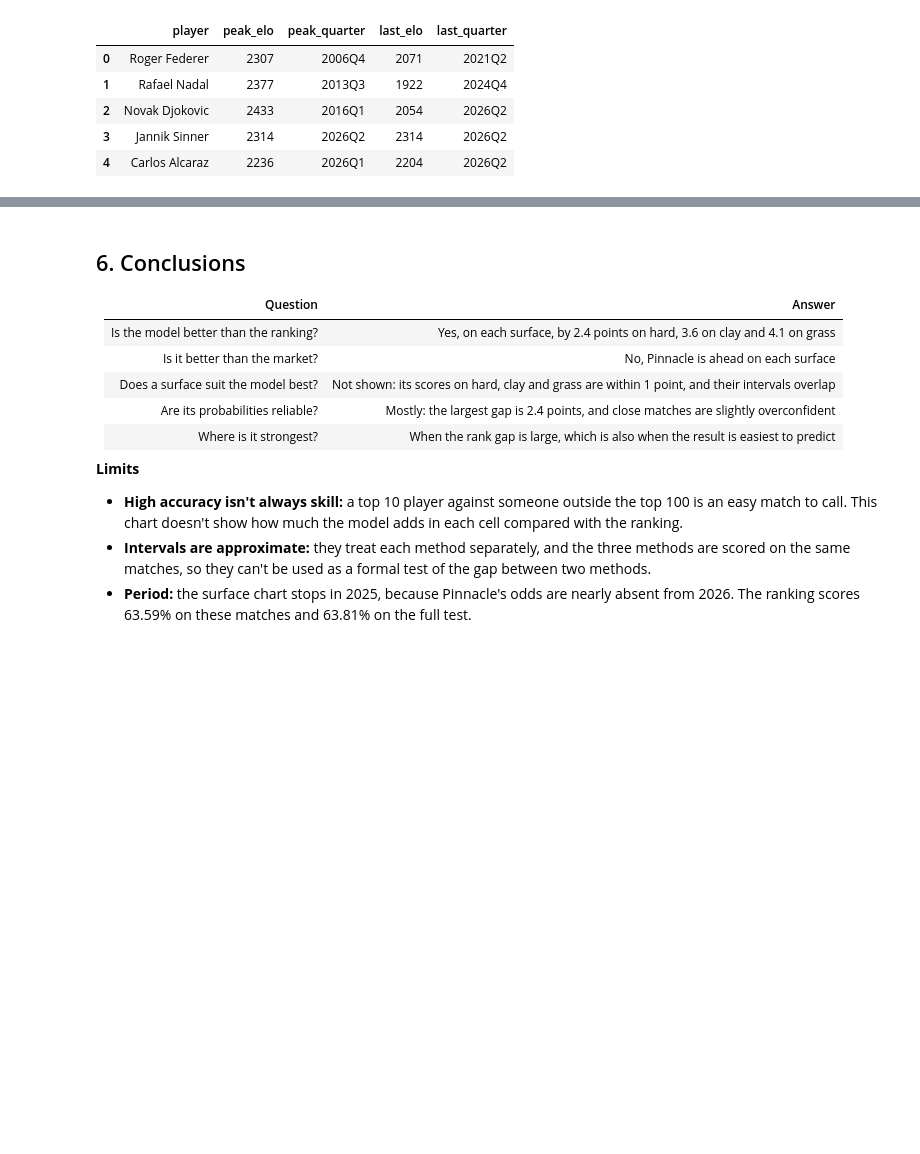
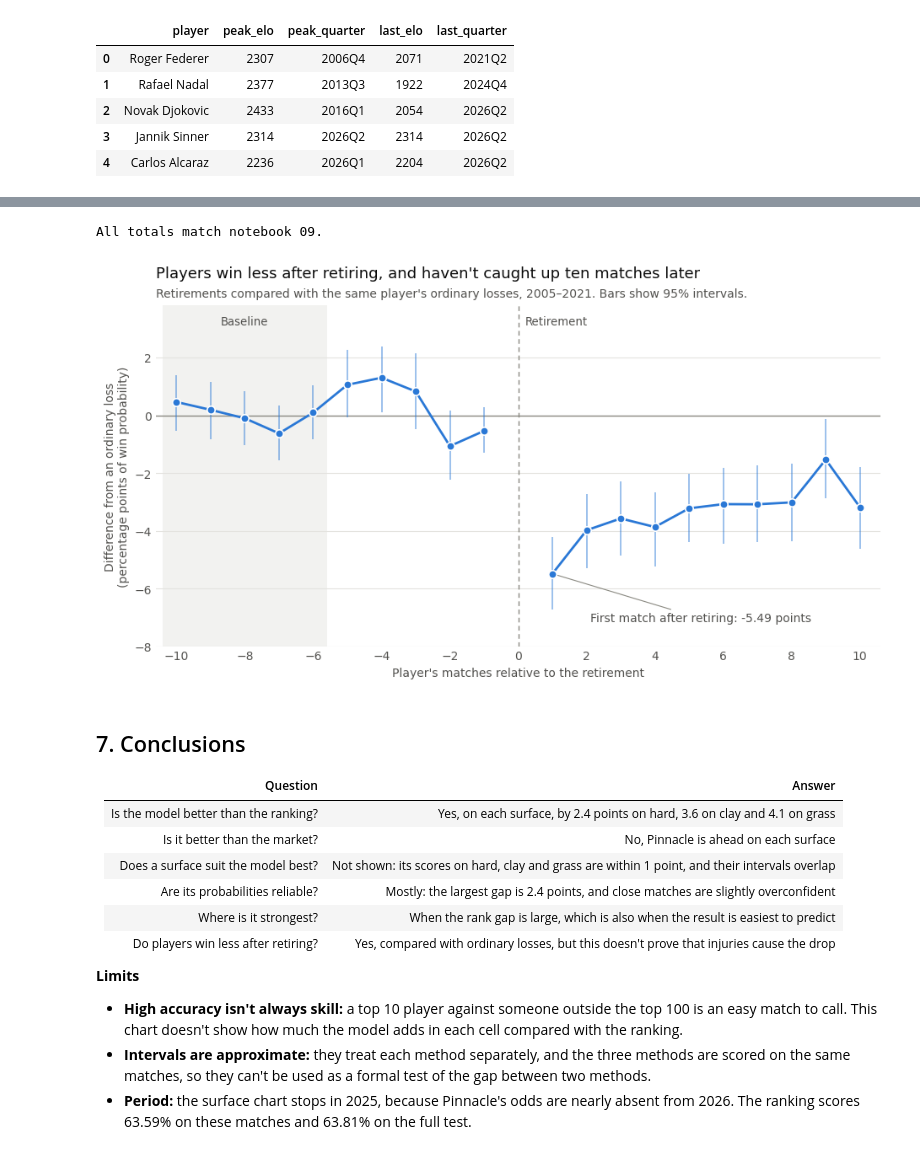
Before and after one commit to umbertolonardo/tennis-prediction-model, a Jupyter notebook: notebooks/13_results_charts.ipynb, the cells around one changed output, grey strips where cells are left out. Saved outputs shown, nothing was run; the diff lists cells and outputs as text; code cells hidden in the pictures; blank space fills up the shorter version.

Commit message:
Add the event study chart to the README

```diff
--- a/notebooks/13_results_charts.ipynb
+++ b/notebooks/13_results_charts.ipynb
@@ -287,5 +295,60 @@ pd.DataFrame(peaks)
+# %%
+# Only matches up to 2021, as in notebook 09, so the test years stay out of this study
+LAST_YEAR = 2021
+study_matches = load_all_matches("../data/raw")
+study_matches = study_matches[study_matches["year"] <= LAST_YEAR].reset_index(drop=True)
+study_ratings = run_elo(study_matches, k=28, inactivity=0.3, new_player_boost=1.0)
+long = player_match_table(study_matches, study_ratings)
+windows, events = build_windows(long, walkover_losses_by_player(study_matches), match_position=True)
+table, draws = estimate_path(windows)
+
+# The numbers must match notebook 09 before anything is drawn
+first = pooled_effect(table, draws, [1])
+pretrend = pooled_effect(table, draws, range(-5, 0))
+assert (events["group"] == 1).sum() == 8032
+assert [round(first[c], 2) for c in ["effect", "low_95", "high_95"]] == [-5.49, -6.71, -4.22]
+assert [round(pretrend[c], 2) for c in ["effect", "low_95", "high_95"]] == [0.31, -0.39, 1.03]
+print("All totals match notebook 09.")
+# %% [output]
+All totals match notebook 09.
+# %%
+CHART_COLOR = COLORS[0]
+fig, ax = plt.subplots(figsize=(9.5, 5.2))
+ax.axvspan(-10.4, -5.6, color=GRID_COLOR, alpha=0.45, linewidth=0, zorder=0)
+ax.axhline(0, color=REFERENCE_COLOR, linewidth=1, zorder=1)
+ax.axvline(0, color=REFERENCE_COLOR, linewidth=1, linestyle=(0, (4, 3)), zorder=1)
+for part in [table[table["k"] < 0], table[table["k"] > 0]]:
+    ax.plot(part["k"], part["effect"], color=CHART_COLOR, linewidth=2, zorder=3)
+ax.vlines(table["k"], table["low_95"], table["high_95"], color=CHART_COLOR, linewidth=1.2, alpha=0.55, zorder=2)
+ax.scatter(table["k"], table["effect"], s=46, color=CHART_COLOR, edgecolor="white", linewidth=1.2, zorder=4)
+
+first_match = table[table["k"] == 1].iloc[0]
+ax.annotate(f"First match after retiring: {first_match['effect']:.2f} points", xy=(1, first_match["effect"]),
+            xytext=(2.1, -7.15), color=TEXT_COLOR, fontsize=10,
+            arrowprops=dict(arrowstyle="-", color=REFERENCE_COLOR, linewidth=0.8))
+ax.text(-8, 3.25, "Baseline", color=TEXT_COLOR, fontsize=9.5, ha="center", va="center")
+ax.text(0.2, 3.25, "Retirement", color=TEXT_COLOR, fontsize=9.5, ha="left", va="center")
+
+ax.set_xlim(-10.6, 10.6)
+ax.set_ylim(-8, 3.8)
+ax.set_xticks(range(-10, 11, 2))
+ax.set_yticks(range(-8, 4, 2))
+ax.set_xlabel("Player's matches relative to the retirement", color=TEXT_COLOR)
+ax.set_ylabel("Difference from an ordinary loss\n(percentage points of win probability)", color=TEXT_COLOR)
+ax.tick_params(colors=TEXT_COLOR, length=0)
+ax.grid(axis="y", color=GRID_COLOR, linewidth=0.8)
+ax.set_axisbelow(True)
+ax.spines[["top", "right", "left", "bottom"]].set_visible(False)
+ax.set_title("Players win less after retiring, and haven't caught up ten matches later",
+             loc="left", fontsize=13, color="#0b0b0b", pad=24)
+ax.text(0, 1.025, "Retirements compared with the same player's ordinary losses, 2005–2021. Bars show 95% intervals.",
+        transform=ax.transAxes, color=TEXT_COLOR, fontsize=10)
+fig.tight_layout()
+save(fig, "event_study_retirements.png")
+# %% [output]
+[figure, added]
 # %% [markdown]
-## 6. Conclusions
+## 7. Conclusions
 
 | Question | Answer |
 |---|---|
@@ -294,6 +357,7 @@ pd.DataFrame(peaks)
 | Does a surface suit the model best? | Not shown: its scores on hard, clay and grass are within 1 point, and their intervals overlap |
 | Are its probabilities reliable? | Mostly: the largest gap is 2.4 points, and close matches are slightly overconfident |
 | Where is it strongest? | When the rank gap is large, which is also when the result is easiest to predict |
+| Do players win less after retiring? | Yes, compared with ordinary losses, but this doesn't prove that injuries cause the drop |
 
 **Limits**
 - **High accuracy isn't always skill:** a top 10 player against someone outside the top 100 is an easy match to call. This chart doesn't show how much the model adds in each cell compared with the ranking.
```
Also changed, not shown: parts of 3 cells of this notebook, 2 other files.
